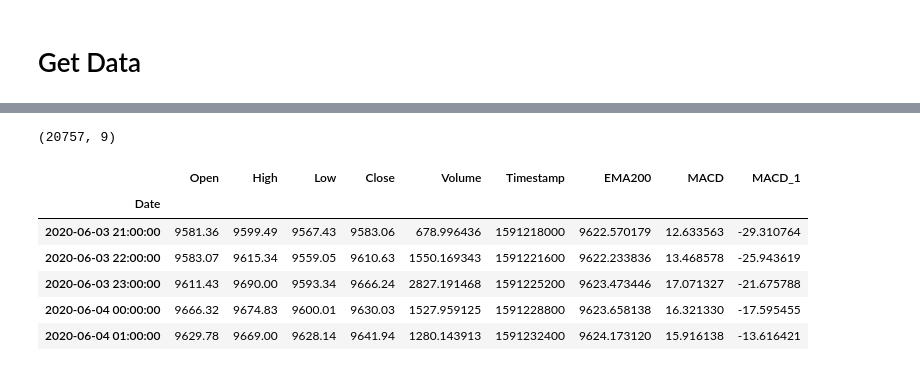
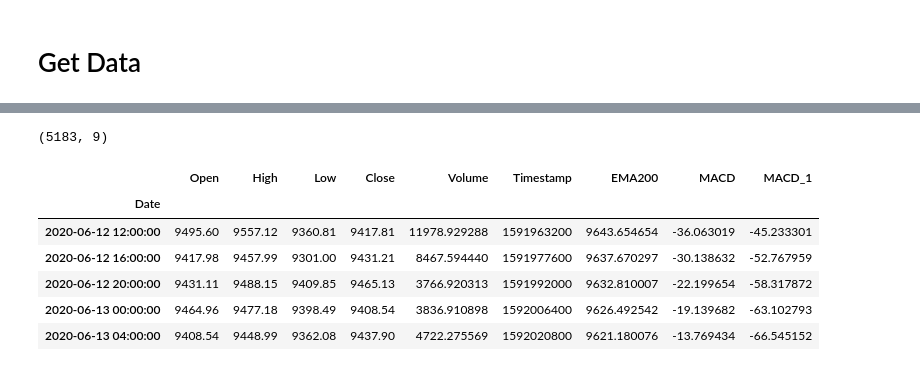
Before and after one commit to webclinic017/Trading-sandbox, a Jupyter notebook: 09_VWAP_RSI_strategy.ipynb, the cells around one changed output, grey strips where cells are left out. Drawn from its saved outputs; the diff is of its cells as text; code cells hidden in the pictures.

```diff
--- a/09_VWAP_RSI_strategy.ipynb
+++ b/09_VWAP_RSI_strategy.ipynb
@@ -62,22 +58,22 @@ Median negative trades : -3.34 %
 [figure]
 # %%
 SYMBOL= 'BTC'
-df =loadFromDB(SYMBOL,'1h')
+df =loadFromDB(SYMBOL,'4h')
 df['EMA200'] = ema_indicator(df.Close,70)
 df['MACD'] = macd_diff(df.Close)
 df['MACD_1'] = macd_signal(df.Close)
 df.dropna(inplace=True)
 print(df.shape)
 df.head()
 # %% [output]
-(20757, 9)
+(5183, 9)
 |  | Open | High | Low | Close | Volume | Timestamp | EMA200 | MACD | MACD_1 |
 | Date |  |  |  |  |  |  |  |  |  |
-| 2020-06-03 21:00:00 | 9581.36 | 9599.49 | 9567.43 | 9583.06 | 678.996436 | 1591218000 | 9622.570179 | 12.633563 | -29.310764 |
-| 2020-06-03 22:00:00 | 9583.07 | 9615.34 | 9559.05 | 9610.63 | 1550.169343 | 1591221600 | 9622.233836 | 13.468578 | -25.943619 |
-| 2020-06-03 23:00:00 | 9611.43 | 9690.00 | 9593.34 | 9666.24 | 2827.191468 | 1591225200 | 9623.473446 | 17.071327 | -21.675788 |
-| 2020-06-04 00:00:00 | 9666.32 | 9674.83 | 9600.01 | 9630.03 | 1527.959125 | 1591228800 | 9623.658138 | 16.321330 | -17.595455 |
-| 2020-06-04 01:00:00 | 9629.78 | 9669.00 | 9628.14 | 9641.94 | 1280.143913 | 1591232400 | 9624.173120 | 15.916138 | -13.616421 |
+| 2020-06-12 12:00:00 | 9495.60 | 9557.12 | 9360.81 | 9417.81 | 11978.929288 | 1591963200 | 9643.654654 | -36.063019 | -45.233301 |
+| 2020-06-12 16:00:00 | 9417.98 | 9457.99 | 9301.00 | 9431.21 | 8467.594440 | 1591977600 | 9637.670297 | -30.138632 | -52.767959 |
+| 2020-06-12 20:00:00 | 9431.11 | 9488.15 | 9409.85 | 9465.13 | 3766.920313 | 1591992000 | 9632.810007 | -22.199654 | -58.317872 |
+| 2020-06-13 00:00:00 | 9464.96 | 9477.18 | 9398.49 | 9408.54 | 3836.910898 | 1592006400 | 9626.492542 | -19.139682 | -63.102793 |
+| 2020-06-13 04:00:00 | 9408.54 | 9448.99 | 9362.08 | 9437.90 | 4722.275569 | 1592020800 | 9621.180076 | -13.769434 | -66.545152 |
 # %%
 def buyCondition(row:pd.Series, previous_row:pd.Series=None)->bool:
     return True if row.MACD_1<0 and row.EMA200>row.Close else False
```
Also changed, not shown: parts of 14 cells of this notebook, 4 other files.
